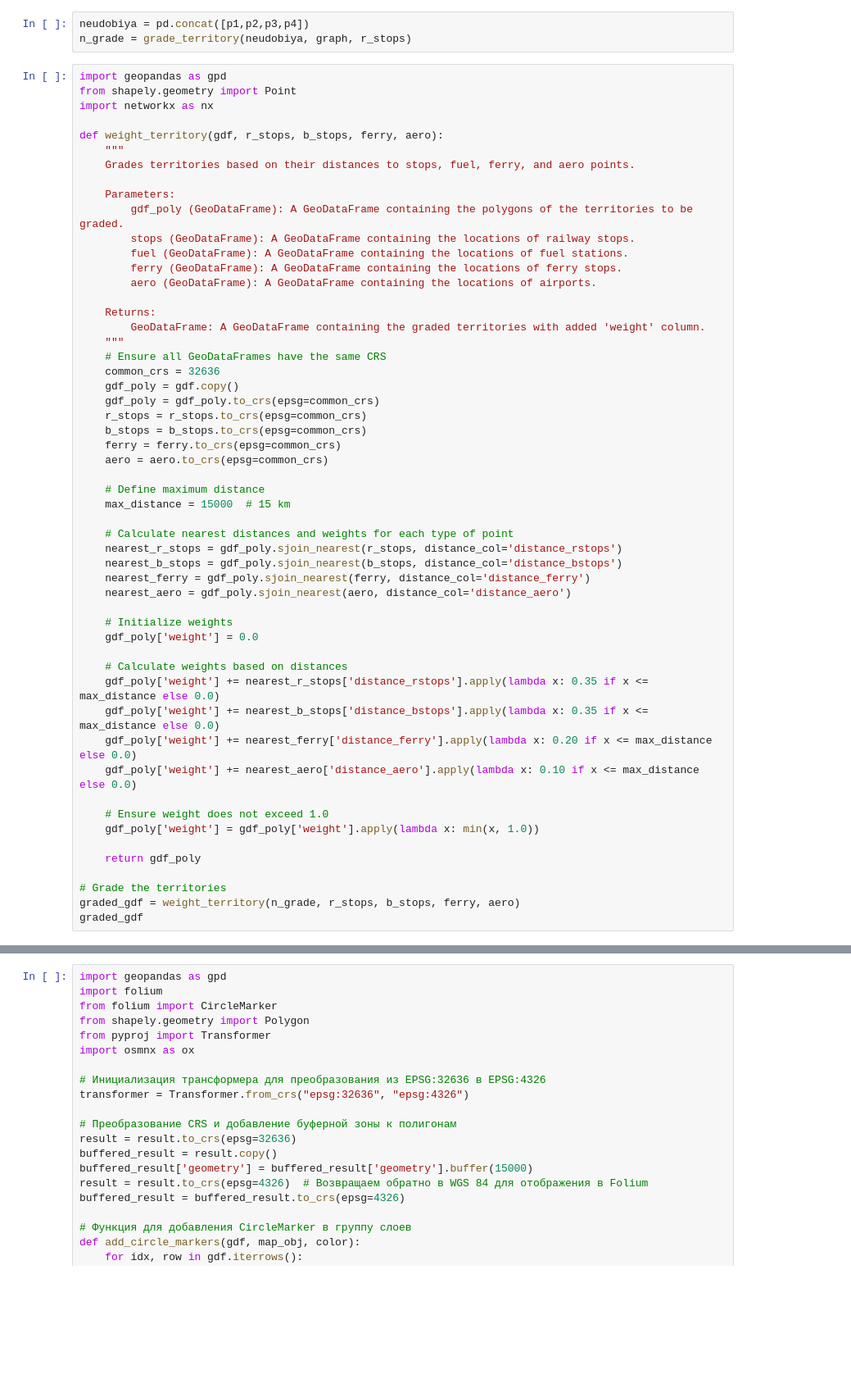
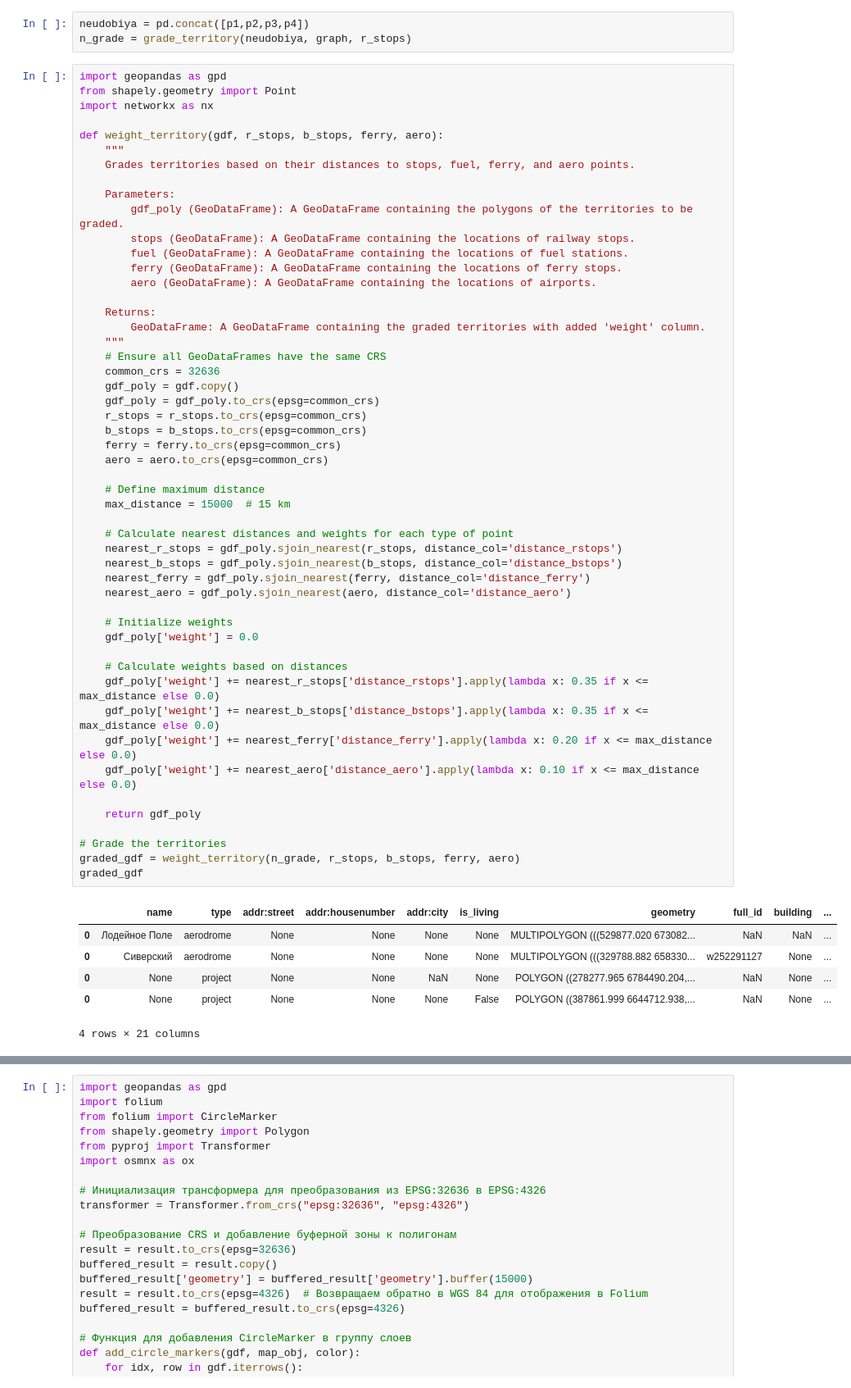
Before and after one commit to alexandermorozzov/transport_frames, a Jupyter notebook: Roma/examples/graphbuilder_v2.ipynb, the cells around one changed output, grey strips where cells are left out. Shown at 82% size. Saved outputs shown, nothing was run; the diff lists cells and outputs as text; blank space fills up the shorter version.

```diff
--- a/Roma/examples/graphbuilder_v2.ipynb
+++ b/Roma/examples/graphbuilder_v2.ipynb
@@ -347,36 +347,40 @@ def weight_territory(gdf, r_stops, b_stops, ferry, aero):
     gdf_poly = gdf.copy()
     gdf_poly = gdf_poly.to_crs(epsg=common_crs)
     r_stops = r_stops.to_crs(epsg=common_crs)
     b_stops = b_stops.to_crs(epsg=common_crs)
     ferry = ferry.to_crs(epsg=common_crs)
     aero = aero.to_crs(epsg=common_crs)
 
     # Define maximum distance
     max_distance = 15000  # 15 km
 
     # Calculate nearest distances and weights for each type of point
     nearest_r_stops = gdf_poly.sjoin_nearest(r_stops, distance_col='distance_rstops')
     nearest_b_stops = gdf_poly.sjoin_nearest(b_stops, distance_col='distance_bstops')
     nearest_ferry = gdf_poly.sjoin_nearest(ferry, distance_col='distance_ferry')
     nearest_aero = gdf_poly.sjoin_nearest(aero, distance_col='distance_aero')
 
     # Initialize weights
     gdf_poly['weight'] = 0.0
 
     # Calculate weights based on distances
     gdf_poly['weight'] += nearest_r_stops['distance_rstops'].apply(lambda x: 0.35 if x <= max_distance else 0.0)
     gdf_poly['weight'] += nearest_b_stops['distance_bstops'].apply(lambda x: 0.35 if x <= max_distance else 0.0)
     gdf_poly['weight'] += nearest_ferry['distance_ferry'].apply(lambda x: 0.20 if x <= max_distance else 0.0)
     gdf_poly['weight'] += nearest_aero['distance_aero'].apply(lambda x: 0.10 if x <= max_distance else 0.0)
 
-    # Ensure weight does not exceed 1.0
-    gdf_poly['weight'] = gdf_poly['weight'].apply(lambda x: min(x, 1.0))
-
     return gdf_poly
 
 # Grade the territories
 graded_gdf = weight_territory(n_grade, r_stops, b_stops, ferry, aero)
 graded_gdf
+# %% [output]
+|  | name | type | addr:street | addr:housenumber | addr:city | is_living | geometry | full_id | building | ... |
+| 0 | Лодейное Поле | aerodrome | None | None | None | None | MULTIPOLYGON (((529877.020 673082... | NaN | NaN | ... |
+| 0 | Сиверский | aerodrome | None | None | None | None | MULTIPOLYGON (((329788.882 658330... | w252291127 | None | ... |
+| 0 | None | project | None | None | NaN | None | POLYGON ((278277.965 6784490.204,... | NaN | None | ... |
+| 0 | None | project | None | None | None | False | POLYGON ((387861.999 6644712.938,... | NaN | None | ... |
+4 rows × 21 columns
 # %%
 def calculate_quartiles(df, column):
     """Calculate quartile ranks (1 to 4) for a given column in a DataFrame."""
```
Also changed, not shown: parts of 7 cells of this notebook.
